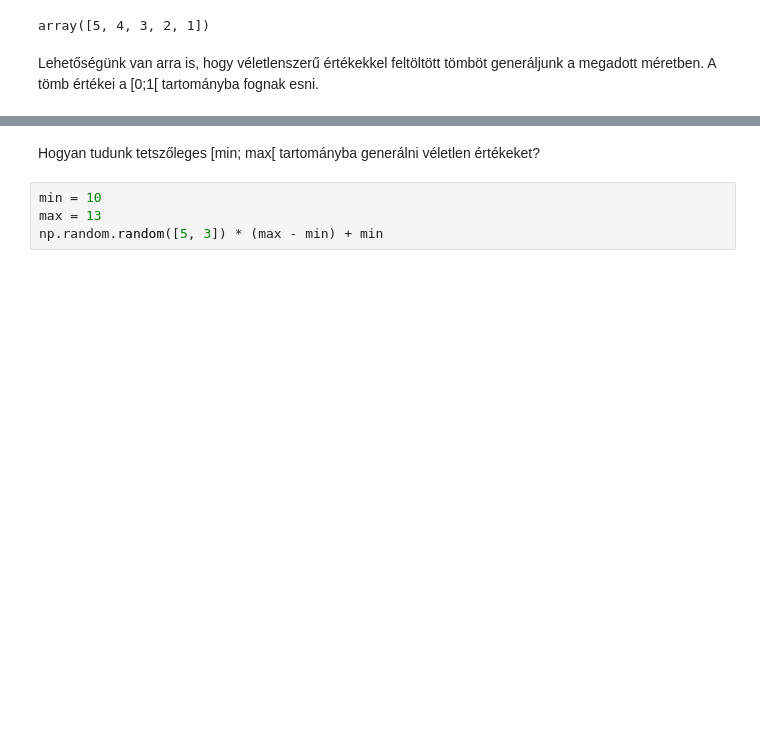
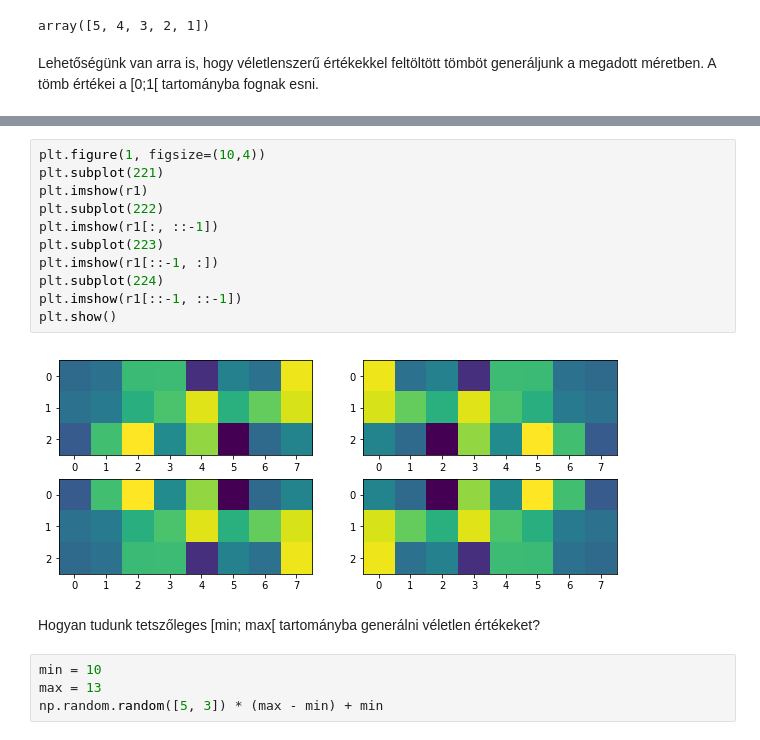
Before and after one commit to horverno/sze-academic-python, a Jupyter notebook: eload/ea05.ipynb, the cells around one changed output, grey strips where cells are left out. Cells and saved outputs as stored; diff of their text form; blank space fills up the shorter version.

```diff
--- a/eload/ea05.ipynb
+++ b/eload/ea05.ipynb
@@ -178,3 +196,16 @@ array([[0.03882571, 0.55722632],
+# %%
+plt.figure(1, figsize=(10,4))
+plt.subplot(221)
+plt.imshow(r1)
+plt.subplot(222)
+plt.imshow(r1[:, ::-1])
+plt.subplot(223)
+plt.imshow(r1[::-1, :])
+plt.subplot(224)
+plt.imshow(r1[::-1, ::-1])
+plt.show()
+# %% [output]
+[figure, added]
 # %% [markdown]
 Hogyan tudunk tetszőleges [min; max[ tartományba generálni véletlen értékeket?
 # %%
```
Also changed, not shown: parts of 14 cells of this notebook, 3 other files.
